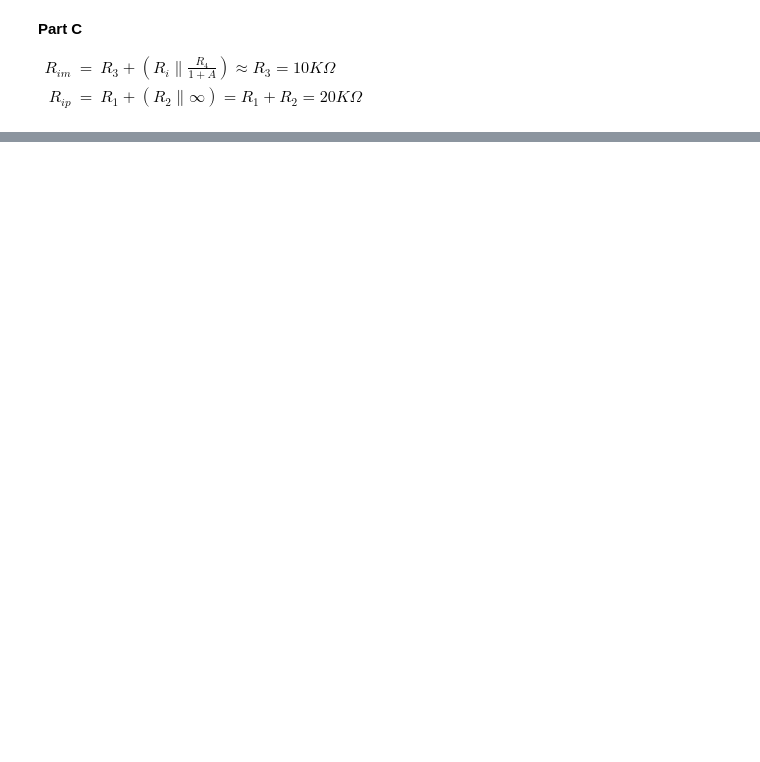
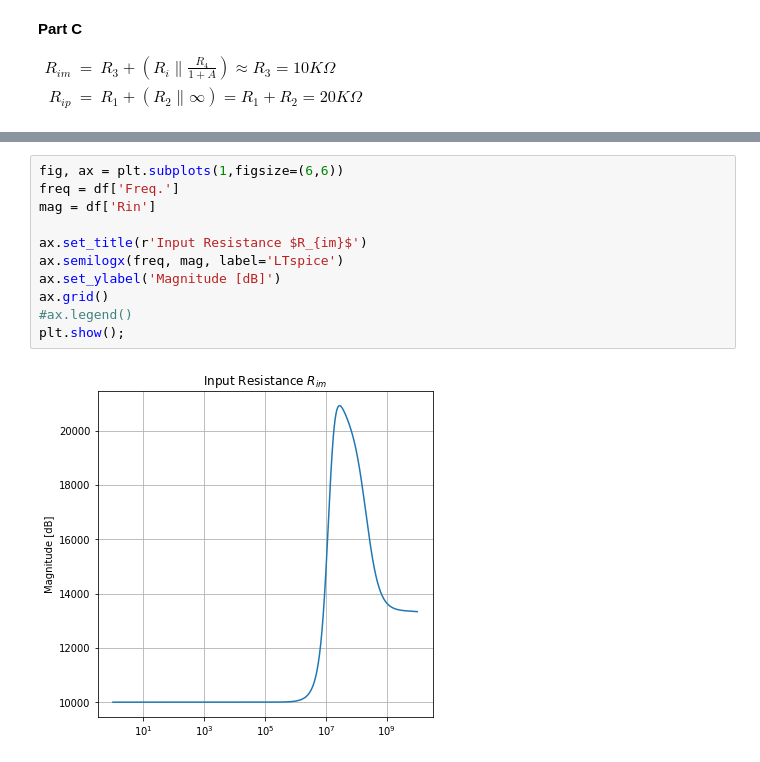
Before and after one commit to kegedy/EE538, a Jupyter notebook: hw/kevin/hw04/HW04.ipynb, the cells around one changed output, grey strips where cells are left out. Drawn from its saved outputs; the diff is of its cells as text; blank space fills up the shorter version.

```diff
--- a/hw/kevin/hw04/HW04.ipynb
+++ b/hw/kevin/hw04/HW04.ipynb
@@ -369,0 +428,13 @@ R_{ip} &=& R_1 + (R_2 \parallel \infty) = R_1 + R_2 = 20K\Omega
+# %%
+fig, ax = plt.subplots(1,figsize=(6,6))
+freq = df['Freq.']
+mag = df['Rin']
+
+ax.set_title(r'Input Resistance $R_{im}$')
+ax.semilogx(freq, mag, label='LTspice')
+ax.set_ylabel('Magnitude [dB]')
+ax.grid()
+#ax.legend()
+plt.show();
+# %% [output]
+[figure, added]
```
Also changed, not shown: parts of 25 cells of this notebook, 10 other files.
